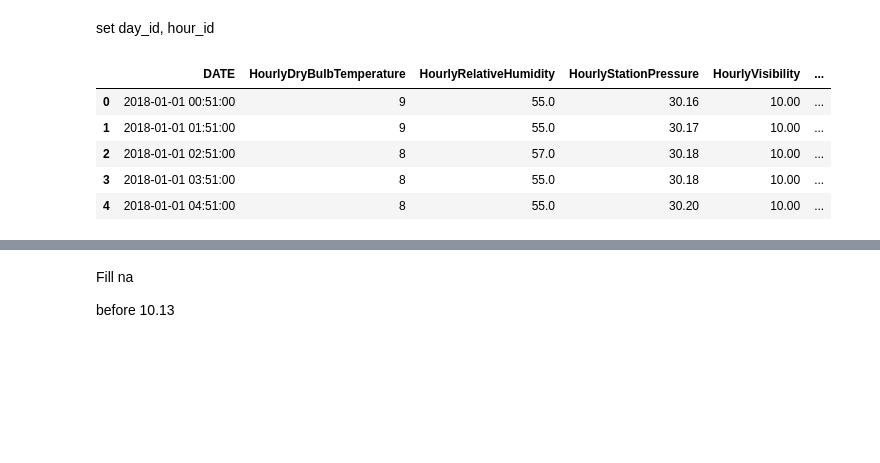
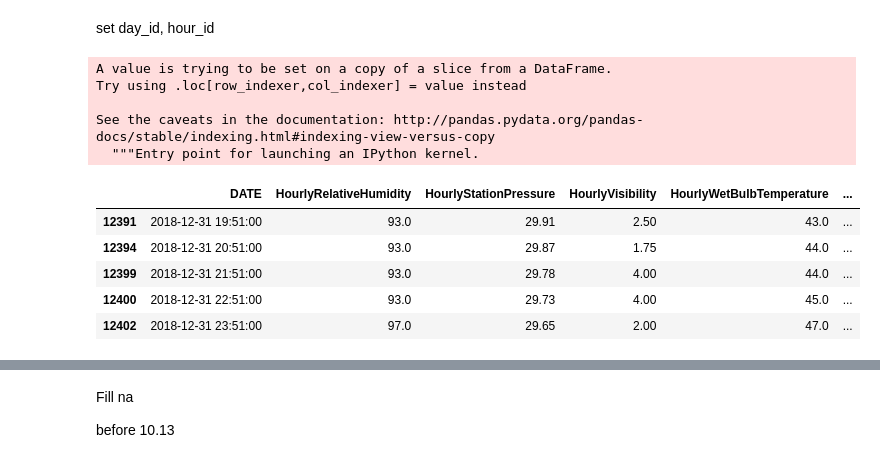
Before and after one commit to ml-project-lga-commute-analysis/Data_Cleaning, a Jupyter notebook: weather_data_cleaning.ipynb, the cells around one changed output, grey strips where cells are left out. Saved outputs shown, nothing was run; the diff lists cells and outputs as text; code cells hidden in the pictures; blank space fills up the shorter version.

```diff
--- a/weather_data_cleaning.ipynb
+++ b/weather_data_cleaning.ipynb
@@ -117,7 +117,7 @@ dtype: int64
 # %%
 weatherHourly.drop(['HourlyPresentWeatherType', 'HourlyPressureChange', 'HourlyPressureTendency', 'HourlyWindGustSpeed',
                     'HourlyWindDirection', 'REM', 'REPORT_TYPE.1', 'SOURCE.1', 'REPORT_TYPE', 'SOURCE', 'HourlyAltimeterSetting',
-                    'HourlySkyConditions', 'HourlyPrecipitation', 'HourlyDewPointTemperature', 'HourlyWetBulbTemperature',
+                    'HourlySkyConditions', 'HourlyPrecipitation', 'HourlyDewPointTemperature', 'HourlyDryBulbTemperature',
                     'HourlySeaLevelPressure', 'STATION'], axis=1, inplace = True)
 # %% [output]
 A value is trying to be set on a copy of a slice from a DataFrame
@@ -137,15 +149,21 @@ weatherHourly.head()
 set day_id, hour_id
 # %%
 weatherHourly['DATE'] = pd.to_datetime(weatherHourly['DATE'])
+# %% [output]
+A value is trying to be set on a copy of a slice from a DataFrame.
+Try using .loc[row_indexer,col_indexer] = value instead
+
+See the caveats in the documentation: http://pandas.pydata.org/pandas-docs/stable/indexing.html#indexing-view-versus-copy
+  """Entry point for launching an IPython kernel.
 # %%
-weatherHourly.head()
+weatherHourly.tail()
 # %% [output]
-|  | DATE | HourlyDryBulbTemperature | HourlyRelativeHumidity | HourlyStationPressure | HourlyVisibility | ... |
-| 0 | 2018-01-01 00:51:00 | 9 | 55.0 | 30.16 | 10.00 | ... |
-| 1 | 2018-01-01 01:51:00 | 9 | 55.0 | 30.17 | 10.00 | ... |
-| 2 | 2018-01-01 02:51:00 | 8 | 57.0 | 30.18 | 10.00 | ... |
-| 3 | 2018-01-01 03:51:00 | 8 | 55.0 | 30.18 | 10.00 | ... |
-| 4 | 2018-01-01 04:51:00 | 8 | 55.0 | 30.20 | 10.00 | ... |
+|  | DATE | HourlyRelativeHumidity | HourlyStationPressure | HourlyVisibility | HourlyWetBulbTemperature | ... |
+| 12391 | 2018-12-31 19:51:00 | 93.0 | 29.91 | 2.50 | 43.0 | ... |
+| 12394 | 2018-12-31 20:51:00 | 93.0 | 29.87 | 1.75 | 44.0 | ... |
+| 12399 | 2018-12-31 21:51:00 | 93.0 | 29.78 | 4.00 | 44.0 | ... |
+| 12400 | 2018-12-31 22:51:00 | 93.0 | 29.73 | 4.00 | 45.0 | ... |
+| 12402 | 2018-12-31 23:51:00 | 97.0 | 29.65 | 2.00 | 47.0 | ... |
 # %%
 weatherHourly['Month'] = (weatherHourly['DATE']).apply(lambda x: x.month).tolist()
 weatherHourly['Day'] = (weatherHourly['DATE']).apply(lambda x: x.day).tolist()
```
Also changed, not shown: parts of 26 cells of this notebook, 2 other files.
